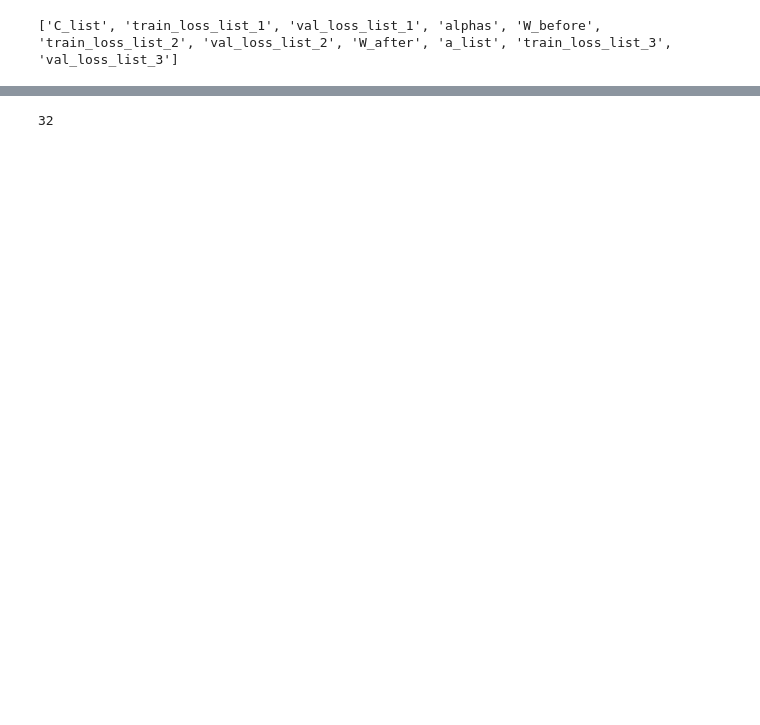
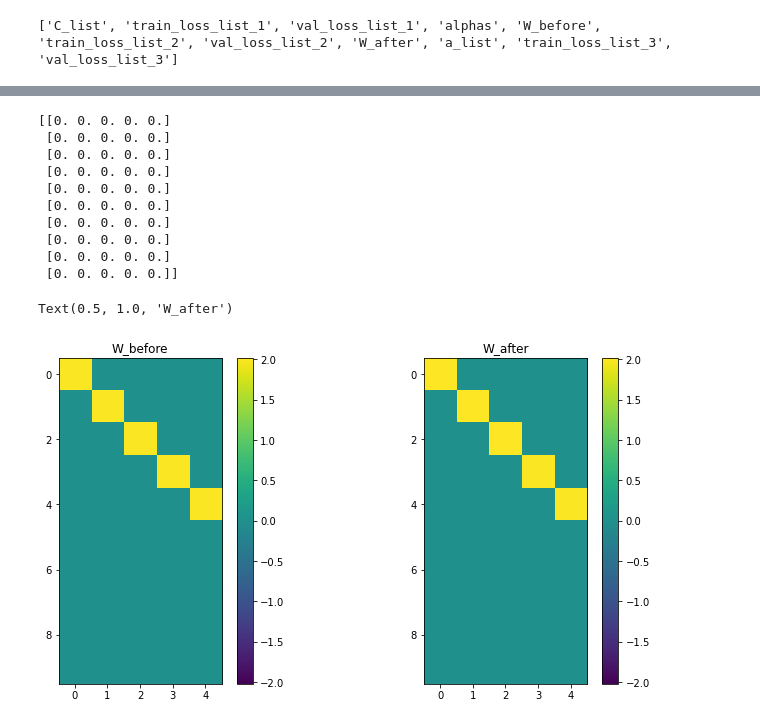
Before and after one commit to gszfwsb/Unveiling-Induction-Heads, a Jupyter notebook: RPE/plot.ipynb, the cells around one changed output, grey strips where cells are left out. Drawn from its saved outputs; the diff is of its cells as text; code cells hidden in the pictures; blank space fills up the shorter version.

```diff
--- a/RPE/plot.ipynb
+++ b/RPE/plot.ipynb
@@ -39,4 +46,37 @@ plt.show()
-# %%
-len(alphas)
-# %% [output]
-32
+# %%
+# draw W_before and W_after heatmap
+W_before = data['W_before'][0][:10,:10]
+W_after = data['W_after'][0][:10,:10]
+
+print(W_after-W_after)
+# Get the min and max values for normalization
+vmax = max(abs(max(W_before.max(), W_after.max())), abs(min(W_before.min(), W_after.min())))
+vmin = -vmax
+
+# Create the figure and subplots
+plt.figure(figsize=(12, 6))
+
+# Plot W_before
+plt.subplot(1, 2, 1)
+plt.imshow(W_before, aspect='equal', vmin=vmin, vmax=vmax)
+plt.colorbar()
+plt.title('W_before')
+
+# Plot W_after
+plt.subplot(1, 2, 2)
+plt.imshow(W_after, aspect='equal', vmin=vmin, vmax=vmax)
+plt.colorbar()
+plt.title('W_after')
+# %% [output]
+[[0. 0. 0. 0. 0.]
+ [0. 0. 0. 0. 0.]
+ [0. 0. 0. 0. 0.]
+ [0. 0. 0. 0. 0.]
+ [0. 0. 0. 0. 0.]
+ [0. 0. 0. 0. 0.]
+ [0. 0. 0. 0. 0.]
+ [0. 0. 0. 0. 0.]
+ [0. 0. 0. 0. 0.]
+ [0. 0. 0. 0. 0.]]
+Text(0.5, 1.0, 'W_after')
+[figure, added]
```
Also changed, not shown: parts of 5 cells of this notebook, 6 other files.
